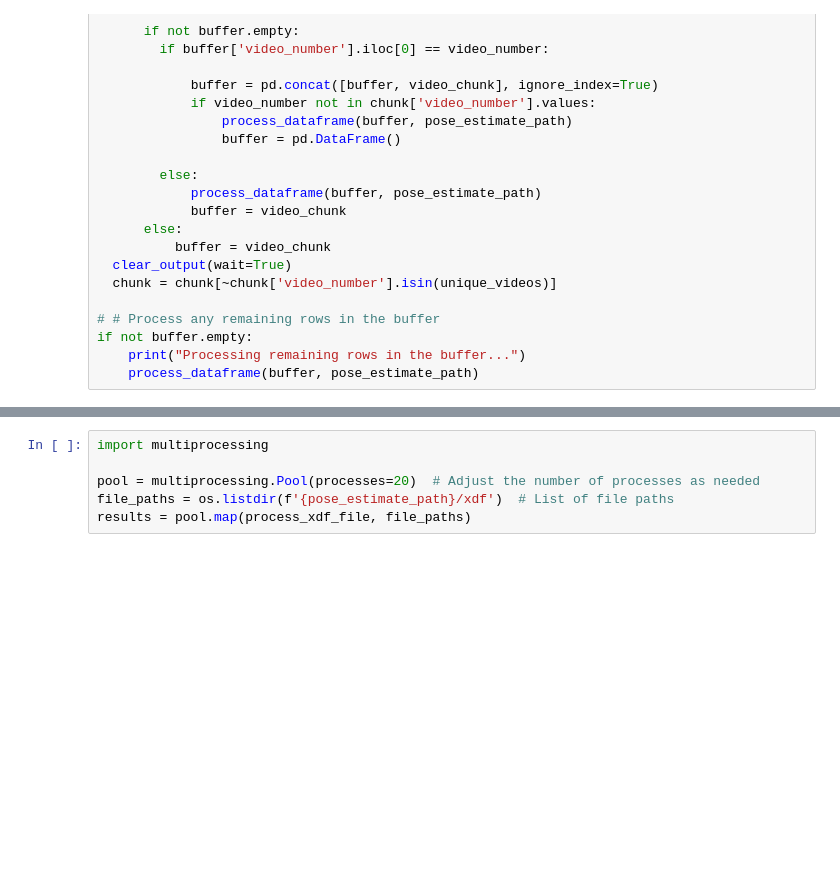
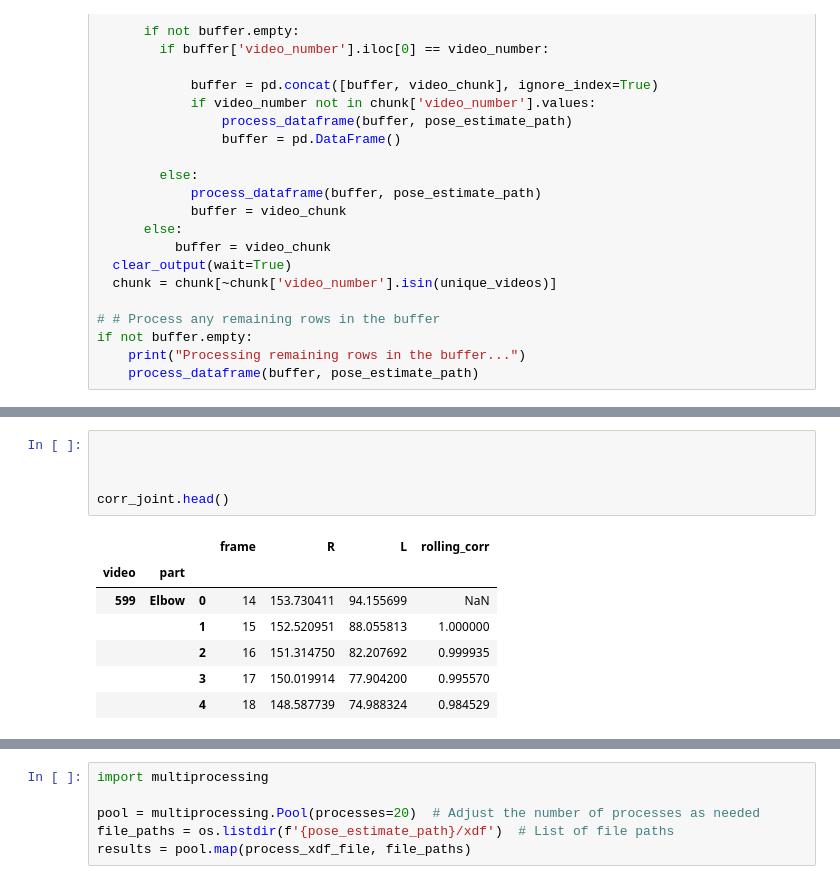
Before and after one commit to quietscientist/gma_score_prediction_from_video, a Jupyter notebook: 1_ProcessDetections.ipynb, the cells around one changed output, grey strips where cells are left out. Saved outputs shown, nothing was run; the diff lists cells and outputs as text; blank space fills up the shorter version.

```diff
--- a/1_ProcessDetections.ipynb
+++ b/1_ProcessDetections.ipynb
@@ -395,0 +437,13 @@ def process_xdf_file(file):
+# %%
+
+
+
+corr_joint.head()
+# %% [output]
+|  |  |  | frame | R | L | rolling_corr |
+| video | part |  |  |  |  |  |
+| 599 | Elbow | 0 | 14 | 153.730411 | 94.155699 | NaN |
+|  |  | 1 | 15 | 152.520951 | 88.055813 | 1.000000 |
+|  |  | 2 | 16 | 151.314750 | 82.207692 | 0.999935 |
+|  |  | 3 | 17 | 150.019914 | 77.904200 | 0.995570 |
+|  |  | 4 | 18 | 148.587739 | 74.988324 | 0.984529 |
```
Also changed, not shown: parts of 10 cells of this notebook.
